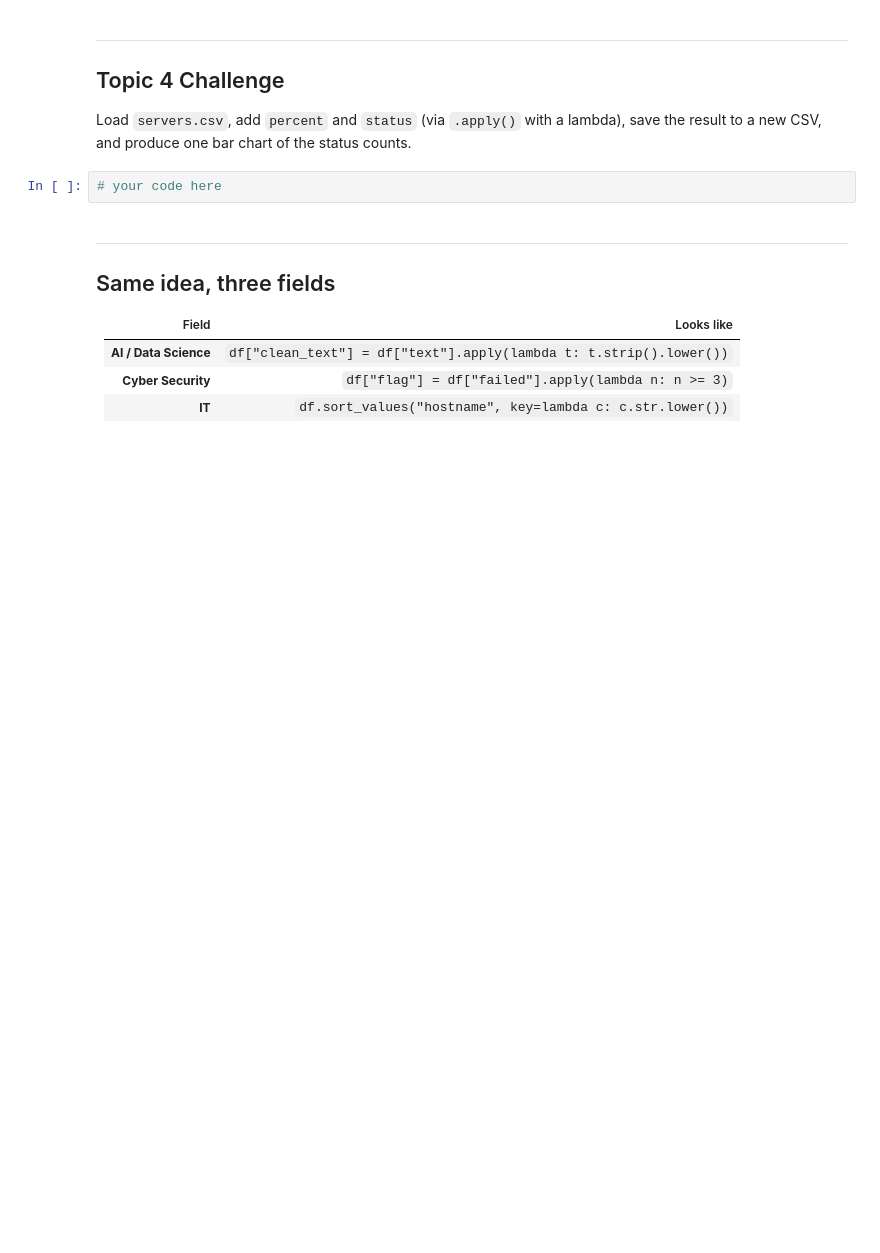
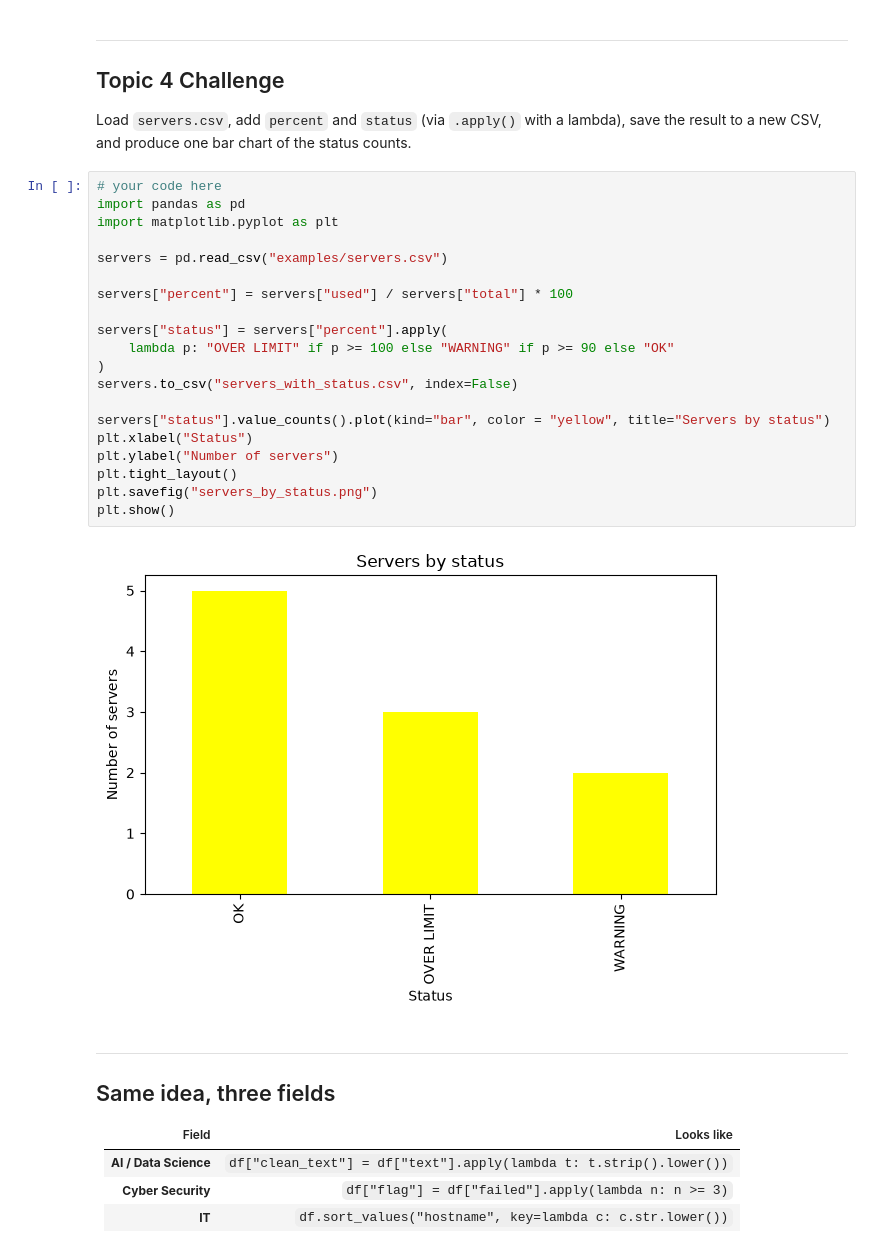
Before and after one commit to rdimimdx26/CST1510, a Jupyter notebook: Week 06 - Pandas/04 - Apply, Lambda and Finishing Up/W06T04_walkthrough.ipynb, the cells around one changed output. Saved outputs shown, nothing was run; the diff lists cells and outputs as text; blank space fills up the shorter version.

Commit message:
Complete Week 06 - Pandas

```diff
--- a/Week 06 - Pandas/04 - Apply, Lambda and Finishing Up/W06T04_walkthrough.ipynb
+++ b/Week 06 - Pandas/04 - Apply, Lambda and Finishing Up/W06T04_walkthrough.ipynb
@@ -196,8 +196,28 @@ plt.show()
 
 Load `servers.csv`, add `percent` and `status` (via `.apply()` with a lambda),
 save the result to a new CSV, and produce one bar chart of the status counts.
-# %%
-# your code here
+# %%
+# your code here
+import pandas as pd
+import matplotlib.pyplot as plt
+
+servers = pd.read_csv("examples/servers.csv")
+
+servers["percent"] = servers["used"] / servers["total"] * 100
+
+servers["status"] = servers["percent"].apply(
+    lambda p: "OVER LIMIT" if p >= 100 else "WARNING" if p >= 90 else "OK"
+)
+servers.to_csv("servers_with_status.csv", index=False)
+
+servers["status"].value_counts().plot(kind="bar", color = "yellow", title="Servers by status")
+plt.xlabel("Status")
+plt.ylabel("Number of servers")
+plt.tight_layout()
+plt.savefig("servers_by_status.png")
+plt.show()
+# %% [output]
+[figure, added]
 # %% [markdown]
 ---
 ## Same idea, three fields
```
Also changed, not shown: 2 other files.
